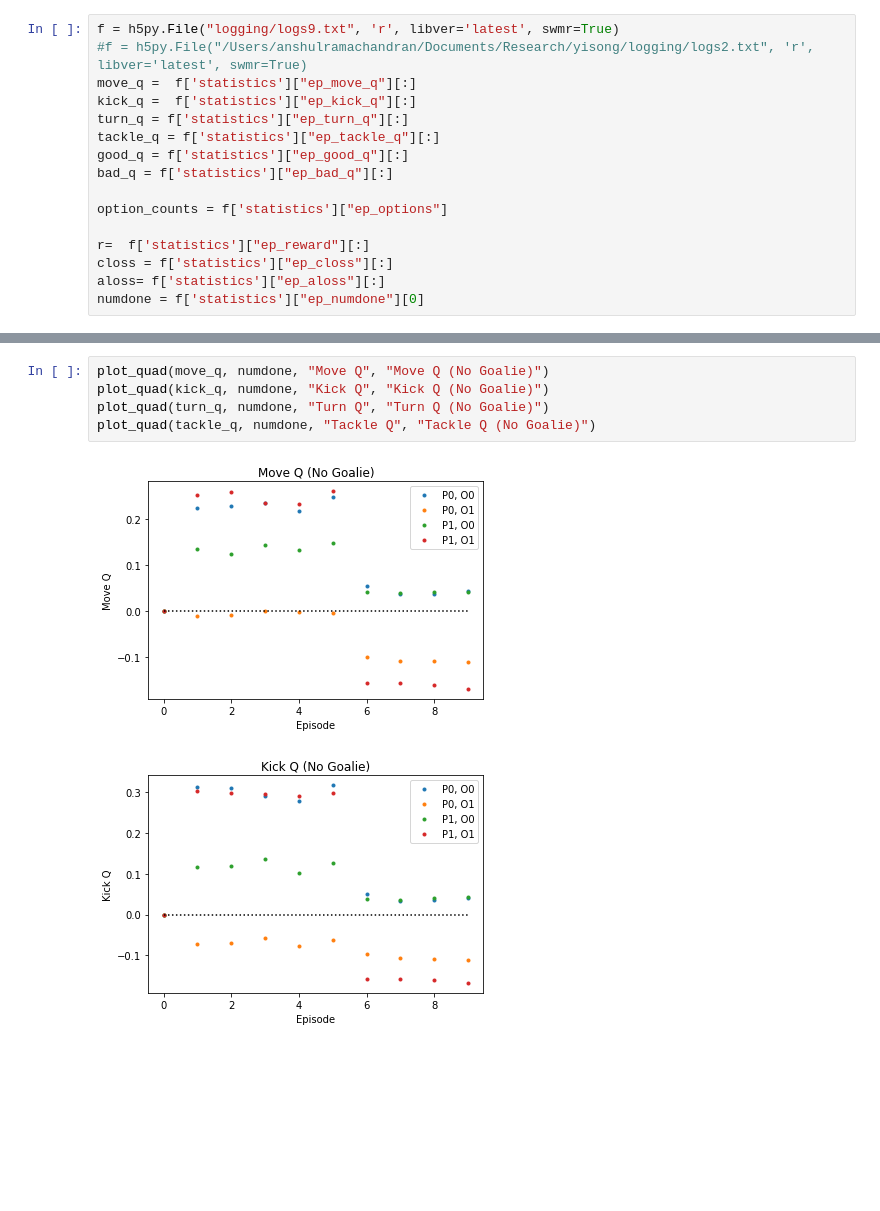
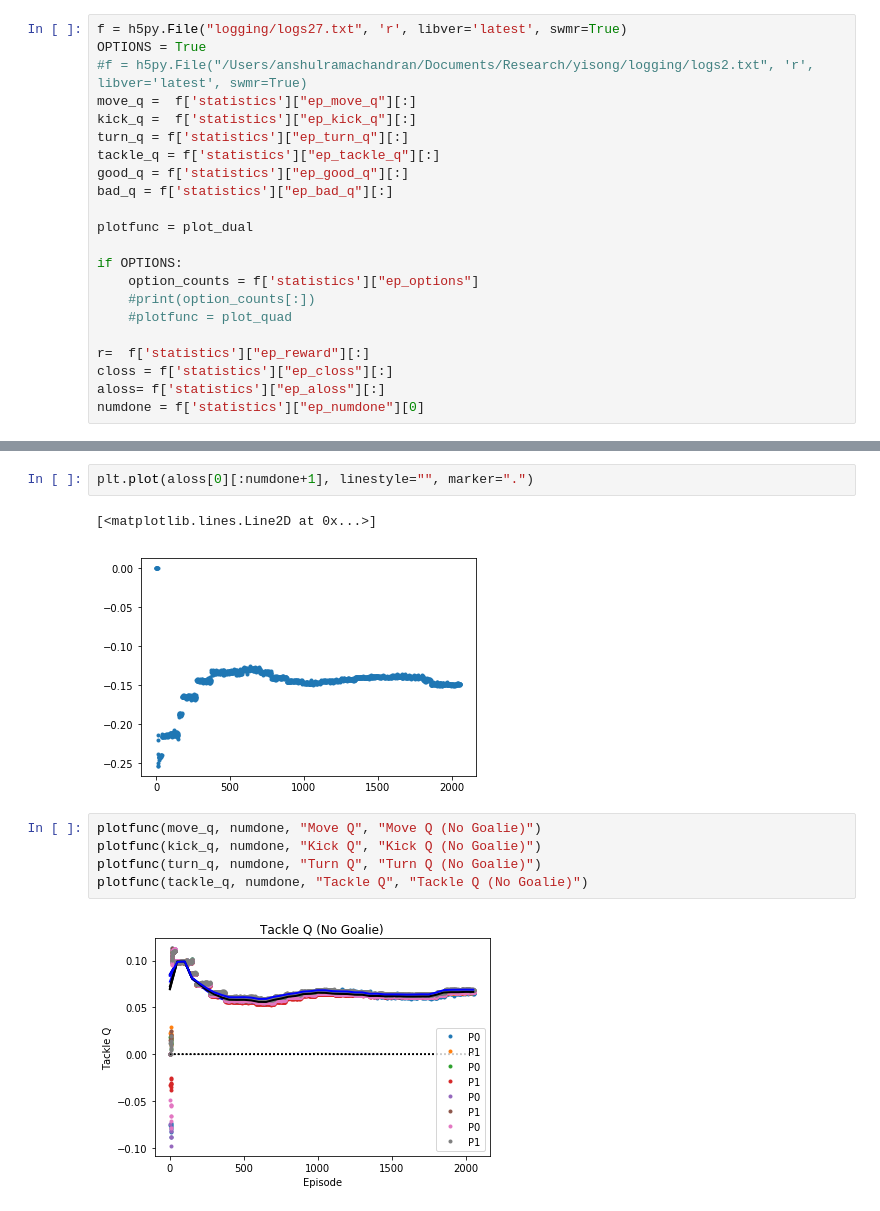
Before and after one commit to suraj-nair-1/DDPG, a Jupyter notebook: MADDPG_Metrics.ipynb, the cells around one changed output, grey strips where cells are left out. Drawn from its saved outputs; the diff is of its cells as text; blank space fills up the shorter version.

```diff
--- a/MADDPG_Metrics.ipynb
+++ b/MADDPG_Metrics.ipynb
@@ -8,5 +75,6 @@ import h5py
 # %%
-f = h5py.File("logging/logs9.txt", 'r', libver='latest', swmr=True)
+f = h5py.File("logging/logs27.txt", 'r', libver='latest', swmr=True)
+OPTIONS = True
 #f = h5py.File("/Users/anshulramachandran/Documents/Research/yisong/logging/logs2.txt", 'r', libver='latest', swmr=True)
 move_q =  f['statistics']["ep_move_q"][:]
 kick_q =  f['statistics']["ep_kick_q"][:]
@@ -15,7 +83,12 @@ tackle_q = f['statistics']["ep_tackle_q"][:]
 good_q = f['statistics']["ep_good_q"][:]
 bad_q = f['statistics']["ep_bad_q"][:]
 
-option_counts = f['statistics']["ep_options"]
+plotfunc = plot_dual
+
+if OPTIONS:
+    option_counts = f['statistics']["ep_options"]
+    #print(option_counts[:])
+    #plotfunc = plot_quad
 
 r=  f['statistics']["ep_reward"][:]
 closs = f['statistics']["ep_closs"][:]
@@ -104,8 +111,12 @@ plot_quad(aloss, numdone, "Actor Loss", "Actor Loss (No Goalie)")
+# %%
+plt.plot(aloss[0][:numdone+1], linestyle="", marker=".")
+# %% [output]
+[<matplotlib.lines.Line2D at 0x...>]
+[figure, added]
 # %%
-plot_quad(move_q, numdone, "Move Q", "Move Q (No Goalie)")
-plot_quad(kick_q, numdone, "Kick Q", "Kick Q (No Goalie)")
-plot_quad(turn_q, numdone, "Turn Q", "Turn Q (No Goalie)")
-plot_quad(tackle_q, numdone, "Tackle Q", "Tackle Q (No Goalie)")
+plotfunc(move_q, numdone, "Move Q", "Move Q (No Goalie)")
+plotfunc(kick_q, numdone, "Kick Q", "Kick Q (No Goalie)")
+plotfunc(turn_q, numdone, "Turn Q", "Turn Q (No Goalie)")
+plotfunc(tackle_q, numdone, "Tackle Q", "Tackle Q (No Goalie)")
 # %% [output]
-[figure, old version]
+[figure, new version]
-[figure, removed]
```
Also changed, not shown: parts of 14 cells of this notebook, 1 other file.
